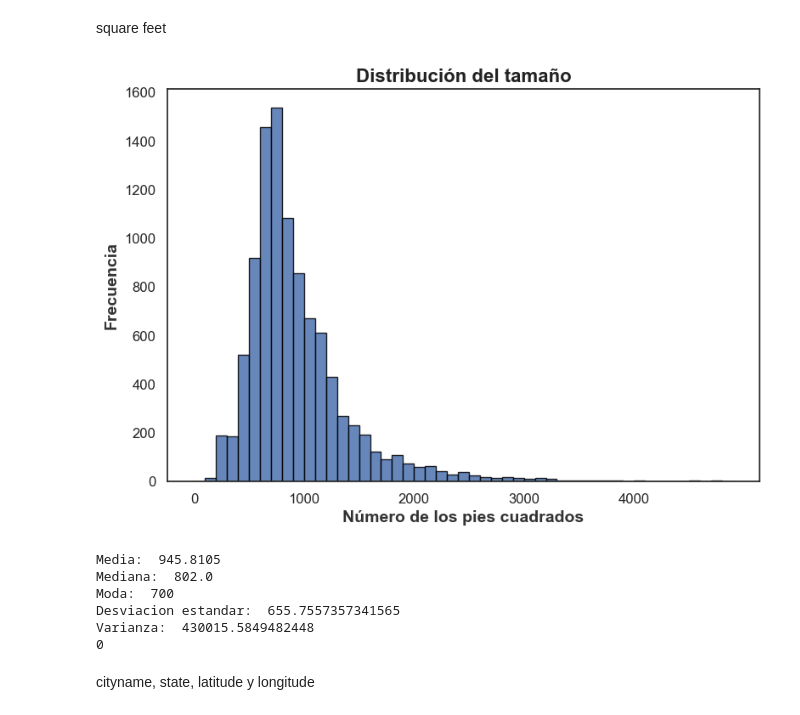
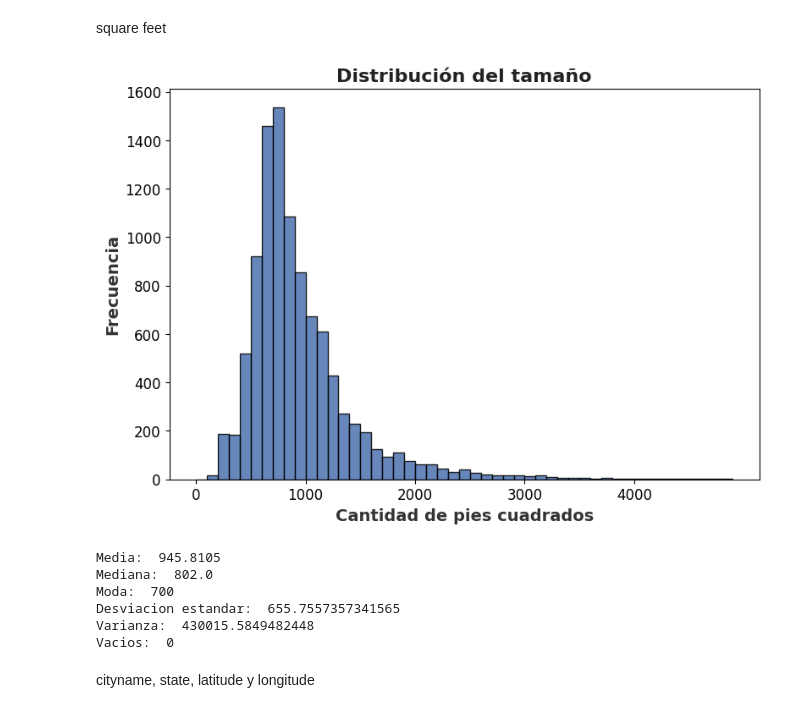
Before and after one commit to salvarezg0911/Proyecto-1_Grupo, a Jupyter notebook: Analisis de Datos Cuaderno.ipynb, the cells around one changed output. Saved outputs shown, nothing was run; the diff lists cells and outputs as text; code cells hidden in the pictures.

```diff
--- a/Analisis de Datos Cuaderno.ipynb
+++ b/Analisis de Datos Cuaderno.ipynb
@@ -246,32 +234,32 @@ square feet
 # %%
 #Histograma
 plt.figure(figsize=(9, 6))
 bins = np.arange(0, 5000, 100)
 plt.hist(df['square_feet'], bins=bins, edgecolor='black', color="#4C72B0", alpha=0.85, rwidth=1)
-plt.xlabel('Número de los pies cuadrados', fontsize=14, fontweight='bold', color="#333333")
+plt.xlabel('Cantidad de pies cuadrados', fontsize=14, fontweight='bold', color="#333333")
 plt.ylabel('Frecuencia', fontsize=14, fontweight='bold', color="#333333")
 plt.title('Distribución del tamaño', fontsize=16, fontweight='bold', color="#222222")
 plt.xticks(np.arange(0, 5000, 1000), fontsize=12)
 plt.yticks(fontsize=12)
 plt.show()
 
 #Estadisticas descriptivas
 tamaño = [i for i in df['square_feet'] if False == pd.isna(i)]
 print("Media: ", st.mean(tamaño))
 print("Mediana: ", st.median(tamaño))
 print("Moda: ", st.mode(tamaño))
 
 print("Desviacion estandar: ", st.stdev(tamaño))
 print("Varianza: ", st.variance(tamaño))
 print("Vacios: ", df['square_feet'].isnull().sum())
 # %% [output]
-[figure, old version]
+[figure, new version]
 Media:  945.8105
 Mediana:  802.0
 Moda:  700
 Desviacion estandar:  655.7557357341565
 Varianza:  430015.5849482448
-0
+Vacios:  0
 # %% [markdown]
 cityname, state, latitude y longitude
 # %%
```
Also changed, not shown: parts of 1 cell of this notebook.
